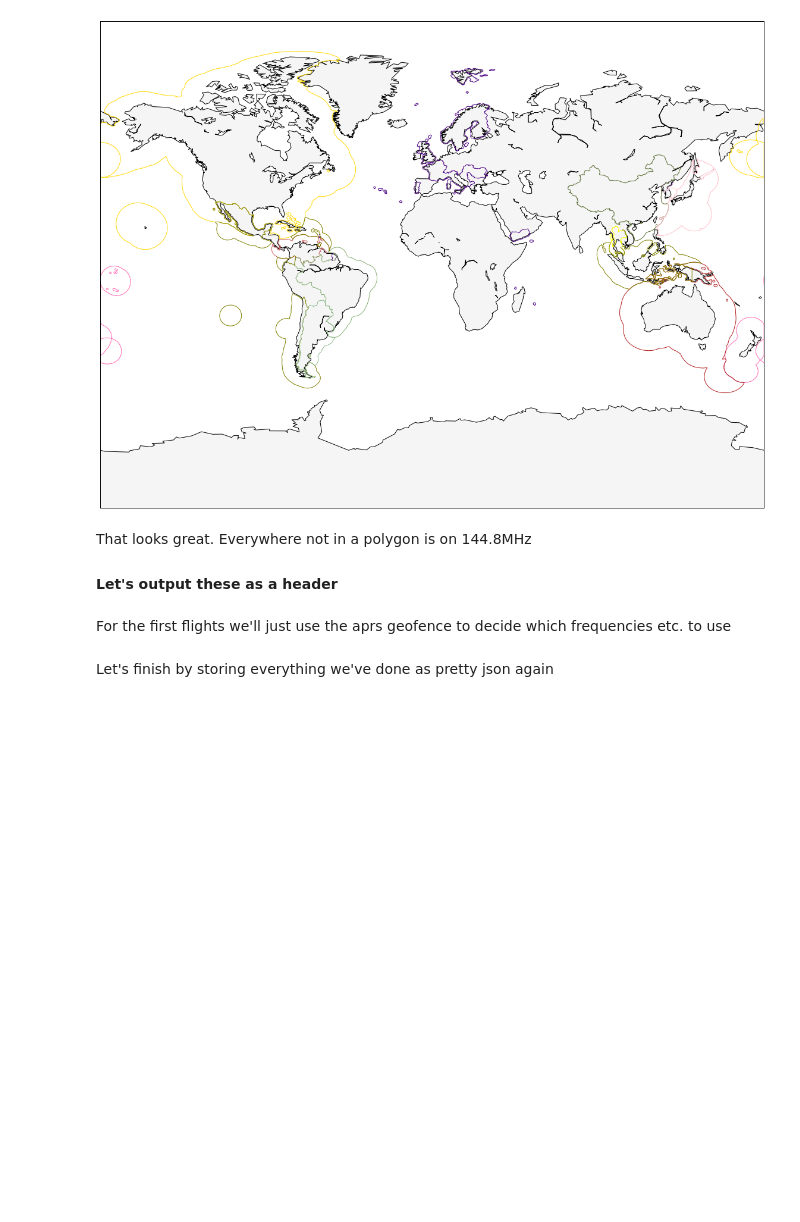
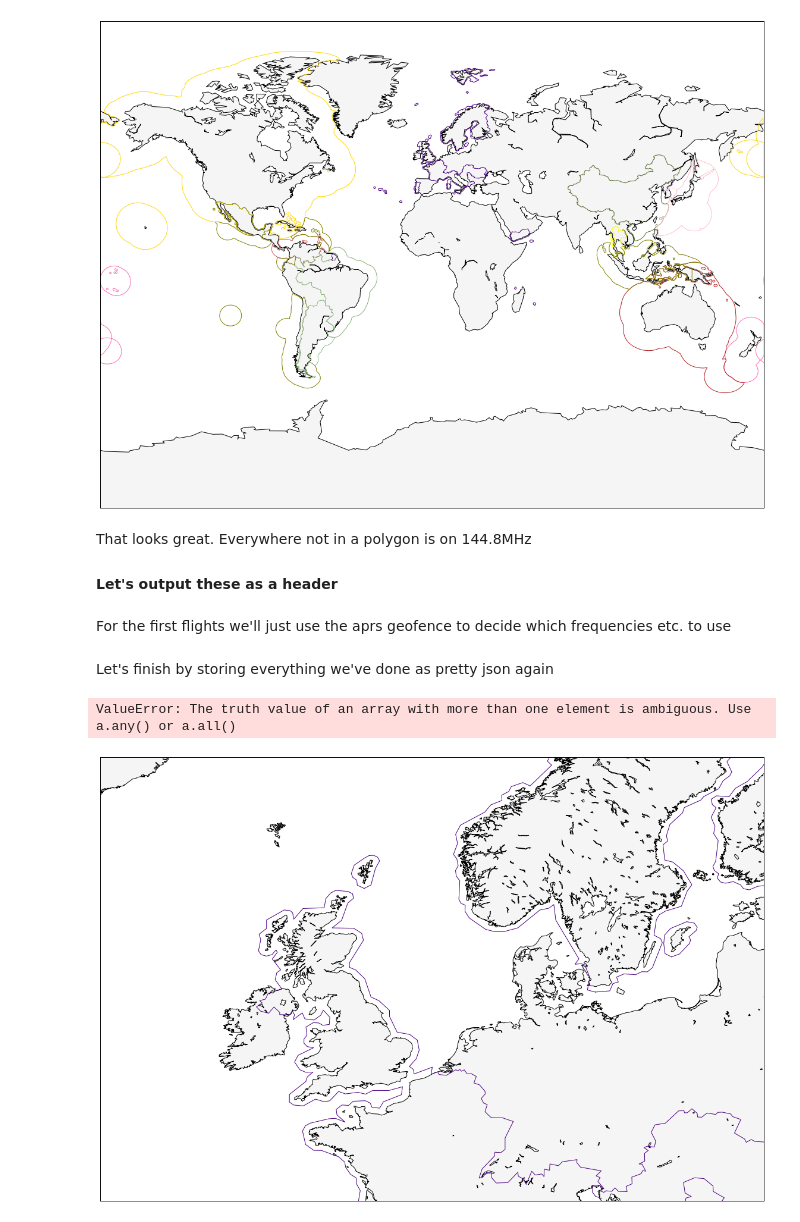
Before and after one commit to bristol-seds/pico-tracker, a Jupyter notebook: sim/geofence/geofence.ipynb, the cells around one changed output. Saved outputs shown, nothing was run; the diff lists cells and outputs as text; code cells hidden in the pictures; blank space fills up the shorter version.

```diff
--- a/sim/geofence/geofence.ipynb
+++ b/sim/geofence/geofence.ipynb
@@ -1028,3 +1032,24 @@ outfile = open('aprs_zones.json','w')
 print >>outfile, json.dumps(aprs_zones_obj, sort_keys=True, indent=2)
 
 outfile.close()
+# %%
+ll_lon=-18
+ur_lon=24
+ll_lat=45
+ur_lat=65
+
+# Draw map
+m = Basemap(projection='mill',
+                lat_0=(ll_lat+ur_lat)/2, lon_0=(ll_lon+ur_lon)/2,
+                resolution = 'i', area_thresh = 20.0,
+                llcrnrlon=ll_lon, llcrnrlat=ll_lat,
+                urcrnrlon=ur_lon, urcrnrlat=ur_lat)
+
+m.fillcontinents(color='0.96')
+m.drawcoastlines()
+
+for zone in aprs_zones_obj:
+    draw_outlines(m, zone['simple_outlines'], zone['colour'])
+# %% [output]
+ValueError: The truth value of an array with more than one element is ambiguous. Use a.any() or a.all()
+[figure, added]
```
Also changed, not shown: parts of 7 cells of this notebook, 6 other files.
